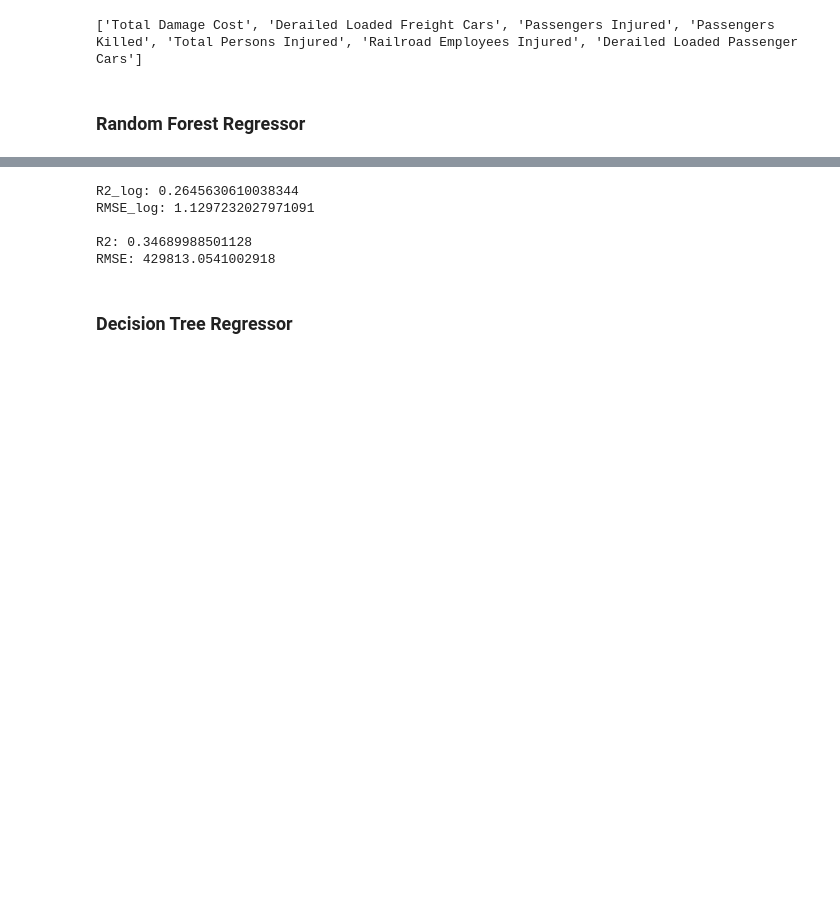
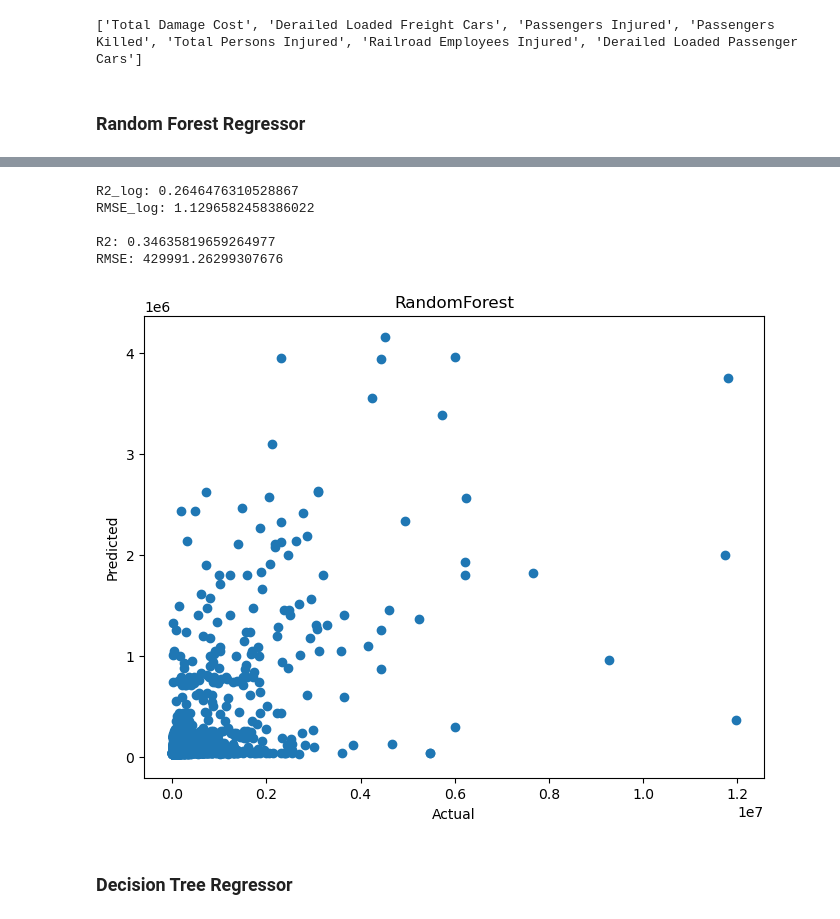
Before and after one commit to TimothyHHMai/rail-risk-census-analysis-521, a Jupyter notebook: notebooks/total_cost_eda.ipynb, the cells around one changed output, grey strips where cells are left out. Saved outputs shown, nothing was run; the diff lists cells and outputs as text; code cells hidden in the pictures; blank space fills up the shorter version.

```diff
--- a/notebooks/total_cost_eda.ipynb
+++ b/notebooks/total_cost_eda.ipynb
@@ -416,6 +437,35 @@ from sklearn.linear_model import LinearRegression
 from sklearn.model_selection import train_test_split, GridSearchCV
 
 from sklearn.metrics import root_mean_squared_error, r2_score
+# %%
+# plot function
+
+def model_results(y_test, y_pred, name):
+
+    # log scaling
+    print("R2_log:", r2_score(y_test, y_pred))
+    print("RMSE_log:", root_mean_squared_error(y_test, y_pred))
+
+    # original
+    y_test_orig = np.expm1(y_test)
+    y_pred_orig = np.expm1(y_pred)
+    print("\nR2:", r2_score(y_test_orig, y_pred_orig))
+    print("RMSE:", root_mean_squared_error(y_test_orig, y_pred_orig))
+
+    # Plot
+    plt.figure(figsize=(8,6))
+    plt.scatter(y_test_orig, y_pred_orig)
+
+    # prediction line
+    min_val = min(y_test.min(), y_pred.min())
+    max_val = max(y_test.max(), y_pred.max())
+    plt.plot([min_val, max_val], [min_val, max_val], linestyle='--')
+
+    plt.xlabel("Actual")
+    plt.ylabel("Predicted")
+    plt.title(f"{name}")
+
+    plt.show()
 # %%
 
 # Features correlated to Derailed Loaded Feight Cars
@@ -465,25 +514,18 @@ Best Estimator: RandomForestRegressor(max_depth=10, min_samples_leaf=2, min_samp
 # %%
 model = RandomForestRegressor(max_depth=10, min_samples_leaf=2, min_samples_split=5,
                       n_estimators=400)
 model.fit(X_train, y_train)
 
 y_pred = model.predict(X_test)
 
-# log scaling
-print("R2_log:", r2_score(y_test, y_pred))
-print("RMSE_log:", root_mean_squared_error(y_test, y_pred))
-
-# original
-y_test_orig = np.expm1(y_test)
-y_pred_orig = np.expm1(y_pred)
-print("\nR2:", r2_score(y_test_orig, y_pred_orig))
-print("RMSE:", root_mean_squared_error(y_test_orig, y_pred_orig))
+model_results(y_test, y_pred, 'RandomForest')
 # %% [output]
-R2_log: 0.2645630610038344
-RMSE_log: 1.1297232027971091
+R2_log: 0.2646476310528867
+RMSE_log: 1.1296582458386022
 
-R2: 0.34689988501128
-RMSE: 429813.0541002918
+R2: 0.34635819659264977
+RMSE: 429991.26299307676
+[figure, added]
 # %% [markdown]
 ### Decision Tree Regressor
 # %%
```
Also changed, not shown: parts of 16 cells of this notebook.
